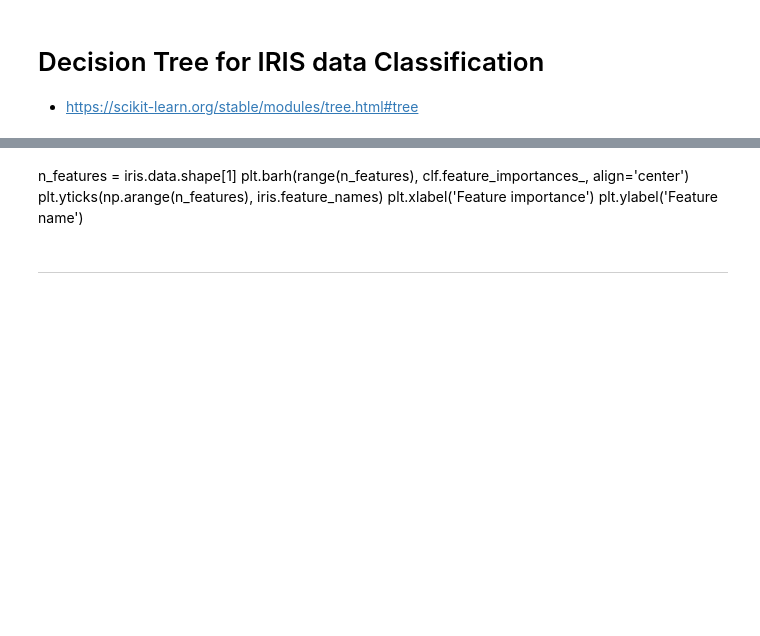
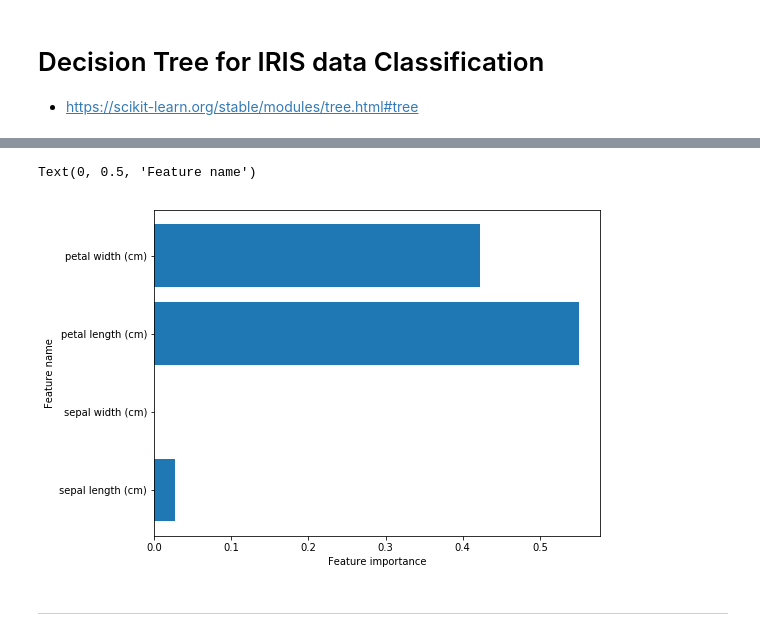
Before and after one commit to yongduek/PythonDataScienceHandbook, a Jupyter notebook: notebooks/05.08-Random-Forests.ipynb, the cells around one changed output, grey strips where cells are left out. Saved outputs shown, nothing was run; the diff lists cells and outputs as text; code cells hidden in the pictures; blank space fills up the shorter version.

```diff
--- a/notebooks/05.08-Random-Forests.ipynb
+++ b/notebooks/05.08-Random-Forests.ipynb
@@ -378,12 +385,15 @@ graph = graphviz.Source(dot_data)
 graph
 # %% [output]
 [drawing not drawn]
-# %% [markdown]
-n_features = iris.data.shape[1]
-plt.barh(range(n_features), clf.feature_importances_, align='center')
-plt.yticks(np.arange(n_features), iris.feature_names)
-plt.xlabel('Feature importance')
-plt.ylabel('Feature name')
+# %%
+n_features = iris.data.shape[1]
+plt.barh(range(n_features), clf.feature_importances_, align='center')
+plt.yticks(np.arange(n_features), iris.feature_names)
+plt.xlabel('Feature importance')
+plt.ylabel('Feature name')
+# %% [output]
+Text(0, 0.5, 'Feature name')
+[figure, added]
 # %% [markdown]
 ---
 # %% [markdown]
```
Also changed, not shown: parts of 11 cells of this notebook.
